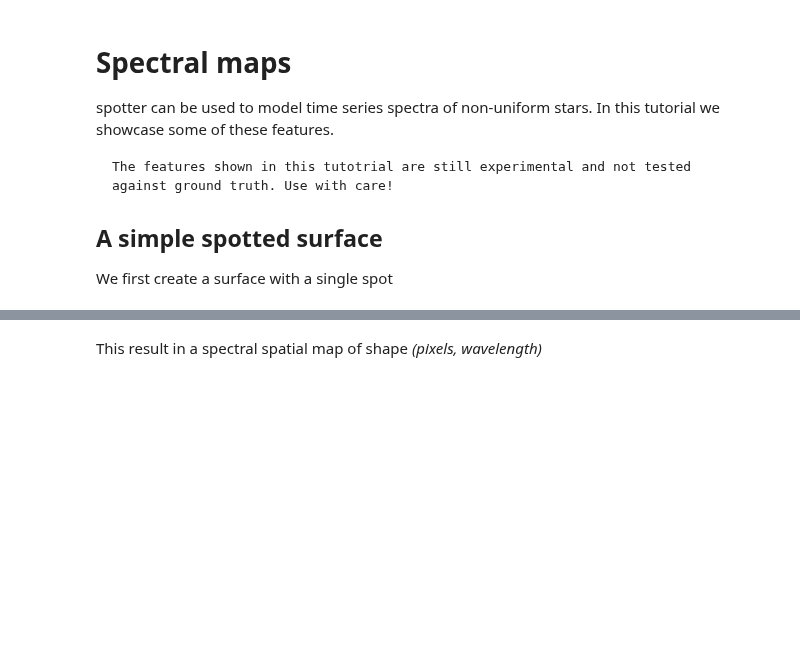
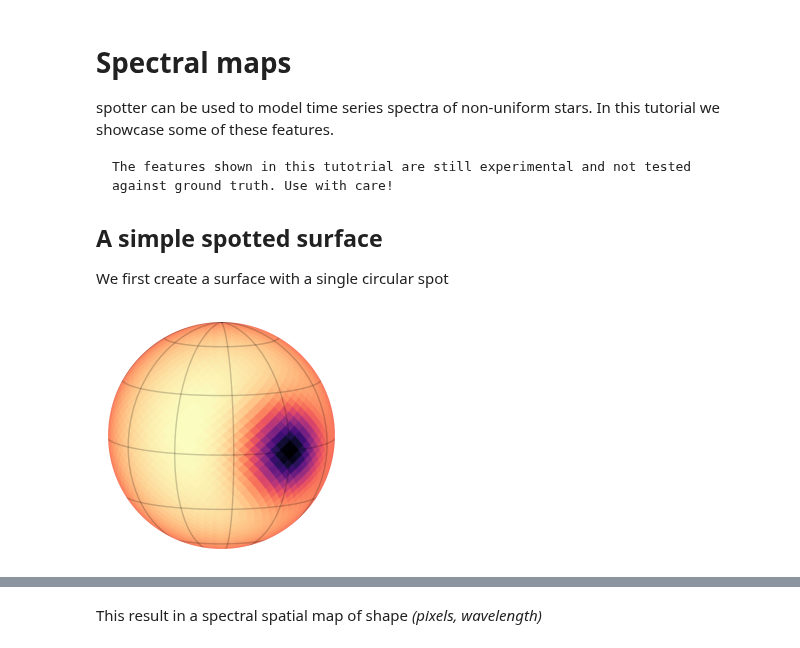
Before and after one commit to lgrcia/spotter, a Jupyter notebook: docs/notebooks/spectral.ipynb, the cells around one changed output, grey strips where cells are left out. Drawn from its saved outputs; the diff is of its cells as text; code cells hidden in the pictures; blank space fills up the shorter version.

```diff
--- a/docs/notebooks/spectral.ipynb
+++ b/docs/notebooks/spectral.ipynb
@@ -9,11 +9,16 @@ The features shown in this tutotrial are still experimental and not tested again
 
 ## A simple spotted surface
 
-We first create a surface with a single spot
+We first create a surface with a single circular spot
 # %%
 from spotter import Star
 from spotter import core, show
+import matplotlib.pyplot as plt
 
 star = Star.from_sides(2**4, period=0.02, u=(0.2, 0.2), inc=1.4)
-spot = 0.8 * core.soft_spot(star.sides, 0.0, 0.0, 0.2)
-star = star - spot
+spot = core.soft_spot(star.sides, 0.0, 0.0, 0.15)
+
+plt.figure(figsize=(3, 3))
+show(star - spot, 0.63)
+# %% [output]
+[figure, added]
```
Also changed, not shown: parts of 22 cells of this notebook, 4 other files.
